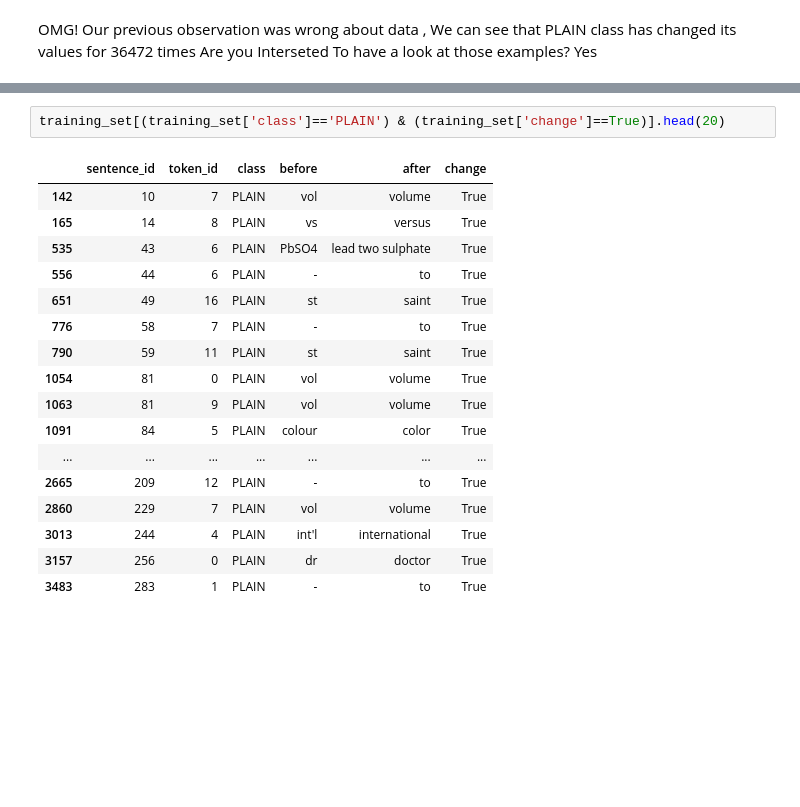
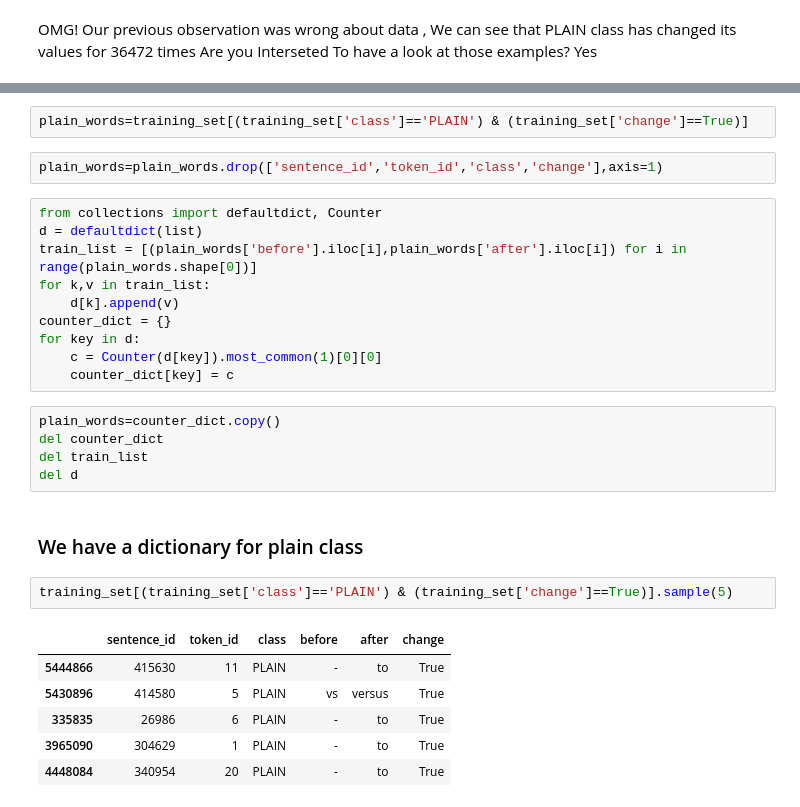
Before and after one commit to SibtainRazaJamali/Text-Normalization, a Jupyter notebook: Project.ipynb, the cells around one changed output, grey strips where cells are left out. Saved outputs shown, nothing was run; the diff lists cells and outputs as text; blank space fills up the shorter version.

```diff
--- a/Project.ipynb
+++ b/Project.ipynb
@@ -264,20 +209,30 @@ Are you Interseted To have a look at those examples? Yes
+# %%
+plain_words=training_set[(training_set['class']=='PLAIN') & (training_set['change']==True)]
+# %%
+plain_words=plain_words.drop(['sentence_id','token_id','class','change'],axis=1)
+# %%
+from collections import defaultdict, Counter
+d = defaultdict(list)
+train_list = [(plain_words['before'].iloc[i],plain_words['after'].iloc[i]) for i in range(plain_words.shape[0])]
+for k,v in train_list:
+    d[k].append(v)
+counter_dict = {}
+for key in d:
+    c = Counter(d[key]).most_common(1)[0][0]
+    counter_dict[key] = c
+# %%
+plain_words=counter_dict.copy()
+del counter_dict
+del train_list
+del d
+# %% [markdown]
+### We have a dictionary for plain class
 # %%
-training_set[(training_set['class']=='PLAIN') & (training_set['change']==True)].head(20)
+training_set[(training_set['class']=='PLAIN') & (training_set['change']==True)].sample(5)
 # %% [output]
 |  | sentence_id | token_id | class | before | after | change |
-| 142 | 10 | 7 | PLAIN | vol | volume | True |
-| 165 | 14 | 8 | PLAIN | vs | versus | True |
-| 535 | 43 | 6 | PLAIN | PbSO4 | lead two sulphate | True |
-| 556 | 44 | 6 | PLAIN | - | to | True |
-| 651 | 49 | 16 | PLAIN | st | saint | True |
-| 776 | 58 | 7 | PLAIN | - | to | True |
-| 790 | 59 | 11 | PLAIN | st | saint | True |
-| 1054 | 81 | 0 | PLAIN | vol | volume | True |
-| 1063 | 81 | 9 | PLAIN | vol | volume | True |
-| 1091 | 84 | 5 | PLAIN | colour | color | True |
-| ... | ... | ... | ... | ... | ... | ... |
-| 2665 | 209 | 12 | PLAIN | - | to | True |
-| 2860 | 229 | 7 | PLAIN | vol | volume | True |
-| 3013 | 244 | 4 | PLAIN | int'l | international | True |
-| 3157 | 256 | 0 | PLAIN | dr | doctor | True |
-| 3483 | 283 | 1 | PLAIN | - | to | True |
+| 5444866 | 415630 | 11 | PLAIN | - | to | True |
+| 5430896 | 414580 | 5 | PLAIN | vs | versus | True |
+| 335835 | 26986 | 6 | PLAIN | - | to | True |
+| 3965090 | 304629 | 1 | PLAIN | - | to | True |
+| 4448084 | 340954 | 20 | PLAIN | - | to | True |
```
Also changed, not shown: parts of 84 cells of this notebook, 8 other files.
